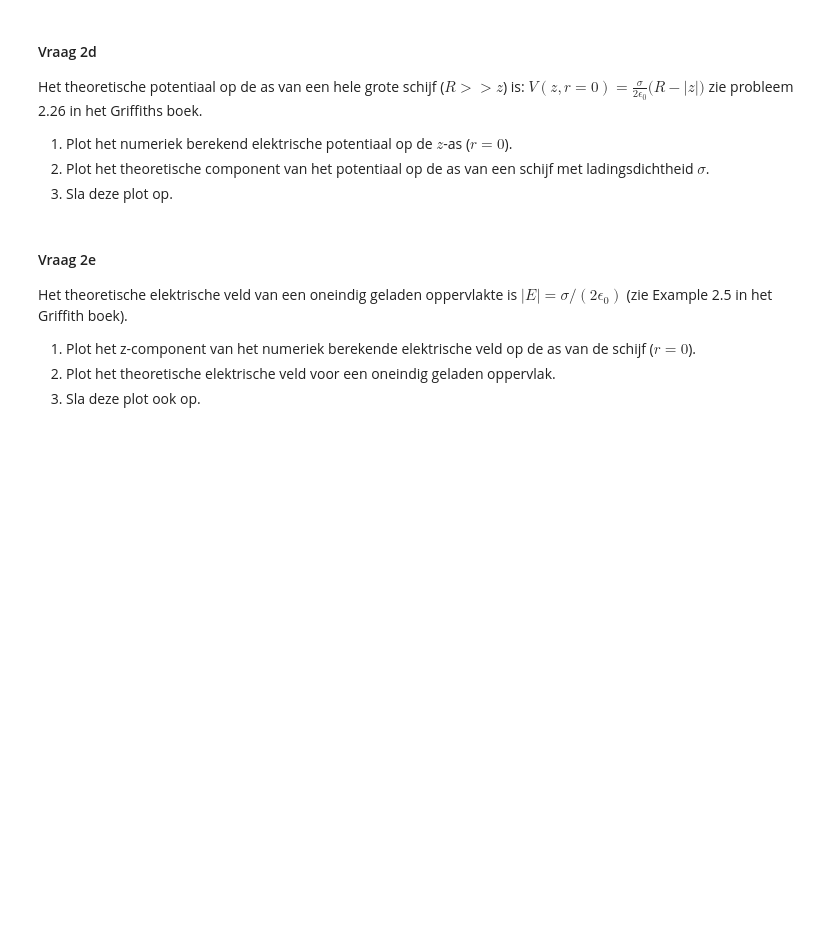
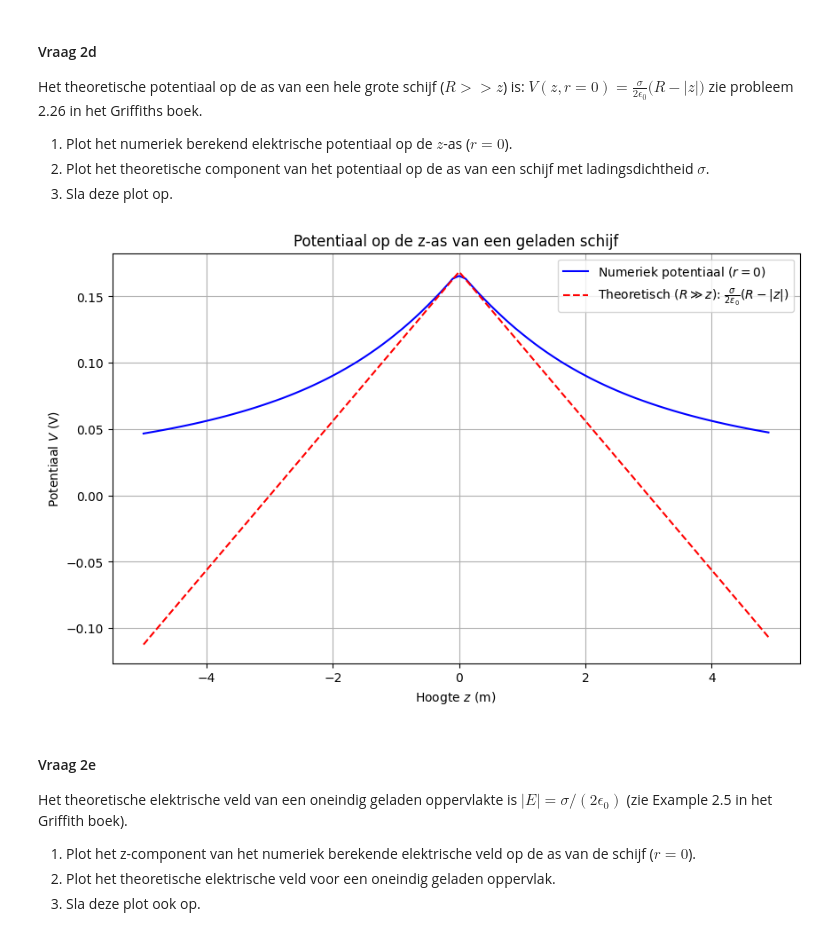
Before and after one commit to Thaverkornvanr/opdrachten-DEF-D, a Jupyter notebook: DigitaleOntwerpopdrachten/1CondensatorOpdracht/CondensatorOntwerpopdracht.ipynb, the cells around one changed output. Saved outputs shown, nothing was run; the diff lists cells and outputs as text; code cells hidden in the pictures; blank space fills up the shorter version.

```diff
--- a/DigitaleOntwerpopdrachten/1CondensatorOpdracht/CondensatorOntwerpopdracht.ipynb
+++ b/DigitaleOntwerpopdrachten/1CondensatorOpdracht/CondensatorOntwerpopdracht.ipynb
@@ -248,9 +252,25 @@ zie probleem 2.26 in het Griffiths boek.
 2. Plot het theoretische component van het potentiaal op de as van een schijf met ladingsdichtheid $\sigma$.
 3. Sla deze plot op.
 # %%
-###
-###Hier jouw code###
-###
+idx_r_zero = np.argmin(np.abs(r))
+
+V_numeriek_z = V[:, idx_r_zero]
+V_theoretisch_z = (sigma / (2 * epsilon0)) * (disk_radius - np.abs(z))
+
+plt.figure(figsize=(10, 6))
+plt.plot(z, V_numeriek_z, 'b-', label='Numeriek potentiaal ($r=0$)')
+plt.plot(z, V_theoretisch_z, 'r--', label=r'Theoretisch ($R \gg z$): $\frac{\sigma}{2\epsilon_0}(R - |z|)$')
+
+plt.title("Potentiaal op de z-as van een geladen schijf")
+plt.xlabel("Hoogte $z$ (m)")
+plt.ylabel("Potentiaal $V$ (V)")
+plt.legend()
+plt.grid(True)
+
+plt.savefig('potentiaal_z_as_schijf(r=20).png')
+plt.show()
+# %% [output]
+[figure, added]
 # %% [markdown]
 #### Vraag 2e
 
```
Also changed, not shown: parts of 2 cells of this notebook, 2 other files.
